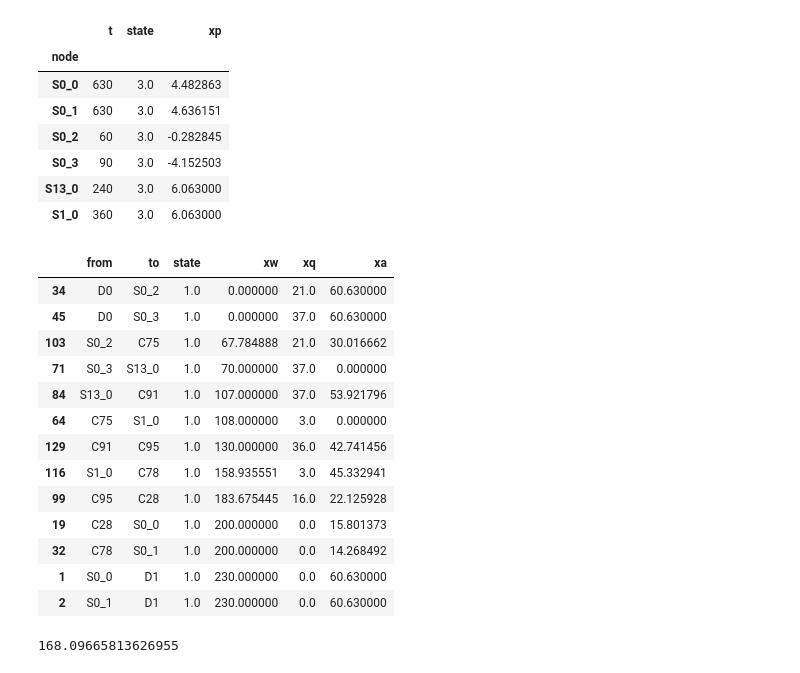
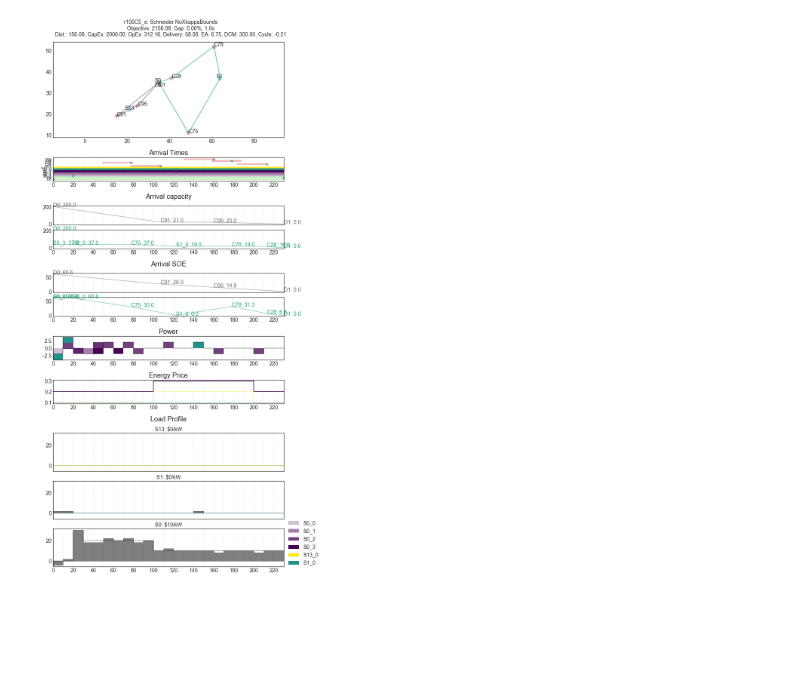
Before and after one commit to rariss/E-VRP-TW-V2G, a Jupyter notebook: evrp/e-vrp-tw.ipynb, the cells around one changed output. Drawn from its saved outputs; the diff is of its cells as text; code cells hidden in the pictures; blank space fills up the shorter version.

```diff
--- a/evrp/e-vrp-tw.ipynb
+++ b/evrp/e-vrp-tw.ipynb
@@ -90,0 +21,3 @@ Best objective 2.525164819307e+03, best bound 2.525108263984e+03, gap 0.0022%
+# %%
+m = EVRPTW(problem_type='Schneider NoXkappaBounds')
+m.full_solve(fpath)
@@ -108,11 +74,3 @@ Problem:
 Solution:
 - number of solutions: 0
   number of solutions displayed: 0
-# %%
-# Testing if instatiating and running same model improves results
-
-# SAVE PAST MODEL RESULT
-m.instance3 = m.instance.clone()
-m.results3 = m.results.copy()
-
-m.results3_ = opt.solve(m.instance, tee=True, warmstart=True, options=solv_options)
@@ -150,3 +76,0 @@ test
-# %%
-m = EVRPTW(problem_type='Minimize OpEx CapEx Cycle EA DCM FullStart=End')
-m.full_solve(fpath)
@@ -209,13 +76,0 @@ xp = merge_variable_results(m, var_list)
-# %%
-xp = xp[xp['state']>1e-4].sort_values(['t'], ascending=True)
-# print(xp.to_string())
-xp.groupby('node').sum()
-# %% [output]
-|  | t | state | xp |
-| node |  |  |  |
-| S0_0 | 630 | 3.0 | 4.482863 |
-| S0_1 | 630 | 3.0 | 4.636151 |
-| S0_2 | 60 | 3.0 | -0.282845 |
-| S0_3 | 90 | 3.0 | -4.152503 |
-| S13_0 | 240 | 3.0 | 6.063000 |
-| S1_0 | 360 | 3.0 | 6.063000 |
@@ -225,26 +77,7 @@ x = merge_variable_results(m, var_list)
-# %%
-x[x['state']>1e-4].sort_values(['xw'])
-# %% [output]
-|  | from | to | state | xw | xq | xa |
-| 34 | D0 | S0_2 | 1.0 | 0.000000 | 21.0 | 60.630000 |
-| 45 | D0 | S0_3 | 1.0 | 0.000000 | 37.0 | 60.630000 |
-| 103 | S0_2 | C75 | 1.0 | 67.784888 | 21.0 | 30.016662 |
-| 71 | S0_3 | S13_0 | 1.0 | 70.000000 | 37.0 | 0.000000 |
-| 84 | S13_0 | C91 | 1.0 | 107.000000 | 37.0 | 53.921796 |
-| 64 | C75 | S1_0 | 1.0 | 108.000000 | 3.0 | 0.000000 |
-| 129 | C91 | C95 | 1.0 | 130.000000 | 36.0 | 42.741456 |
-| 116 | S1_0 | C78 | 1.0 | 158.935551 | 3.0 | 45.332941 |
-| 99 | C95 | C28 | 1.0 | 183.675445 | 16.0 | 22.125928 |
-| 19 | C28 | S0_0 | 1.0 | 200.000000 | 0.0 | 15.801373 |
-| 32 | C78 | S0_1 | 1.0 | 200.000000 | 0.0 | 14.268492 |
-| 1 | S0_0 | D1 | 1.0 | 230.000000 | 0.0 | 60.630000 |
-| 2 | S0_1 | D1 | 1.0 | 230.000000 | 0.0 | 60.630000 |
-# %%
-test = x[x['state']>1e-4].sort_values(['xw'])
-route = zip(test['from'], test['to'])
-sum([m.data['d'].loc[fr, to] for fr, to in route])
-# %% [output]
-168.09665813626955
+# %%
+x, xp, traces, routes = plot_evrptwv2g(m)
+# %% [output]
+[figure, added]
 # %%
 e, e_flat = create_optimal_edges(m, x=x, graph='V_')
 # %%
```
Also changed, not shown: parts of 31 cells of this notebook, 6 other files.
